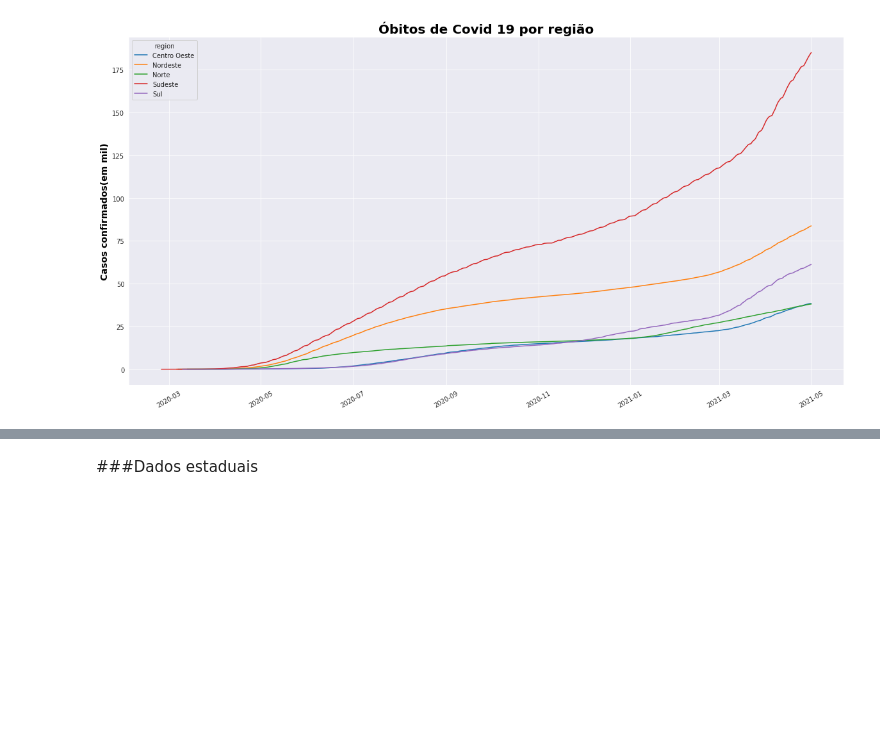
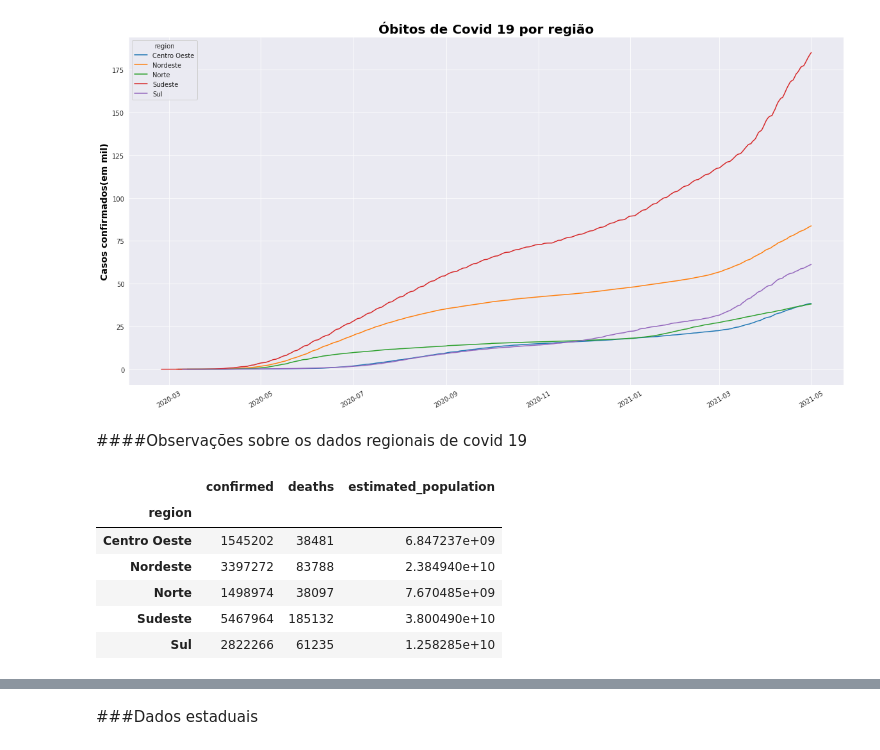
Before and after one commit to marcoantonioafernandes/bootcamp_data_science_projetos, a Jupyter notebook: Projeto1.ipynb, the cells around one changed output, grey strips where cells are left out. Saved outputs shown, nothing was run; the diff lists cells and outputs as text; code cells hidden in the pictures; blank space fills up the shorter version.

```diff
--- a/Projeto1.ipynb
+++ b/Projeto1.ipynb
@@ -940,3 +991,17 @@ ax.yaxis.set_major_formatter(ticker.FuncFormatter(lambda value, pos: int(value/1
 plt.xticks(rotation=30);
 # %% [output]
 [figure]
+# %% [markdown]
+####Observações sobre os dados regionais de covid 19
+# %%
+region_data = df_temp.groupby(["region"]).sum()[["new_confirmed", "new_deaths", 'estimated_population']]
+region_data.columns = ["confirmed", "deaths", "estimated_population"]
+region_data
+# %% [output]
+|  | confirmed | deaths | estimated_population |
+| region |  |  |  |
+| Centro Oeste | 1545202 | 38481 | 6.847237e+09 |
+| Nordeste | 3397272 | 83788 | 2.384940e+10 |
+| Norte | 1498974 | 38097 | 7.670485e+09 |
+| Sudeste | 5467964 | 185132 | 3.800490e+10 |
+| Sul | 2822266 | 61235 | 1.258285e+10 |
```
Also changed, not shown: parts of 30 cells of this notebook.
